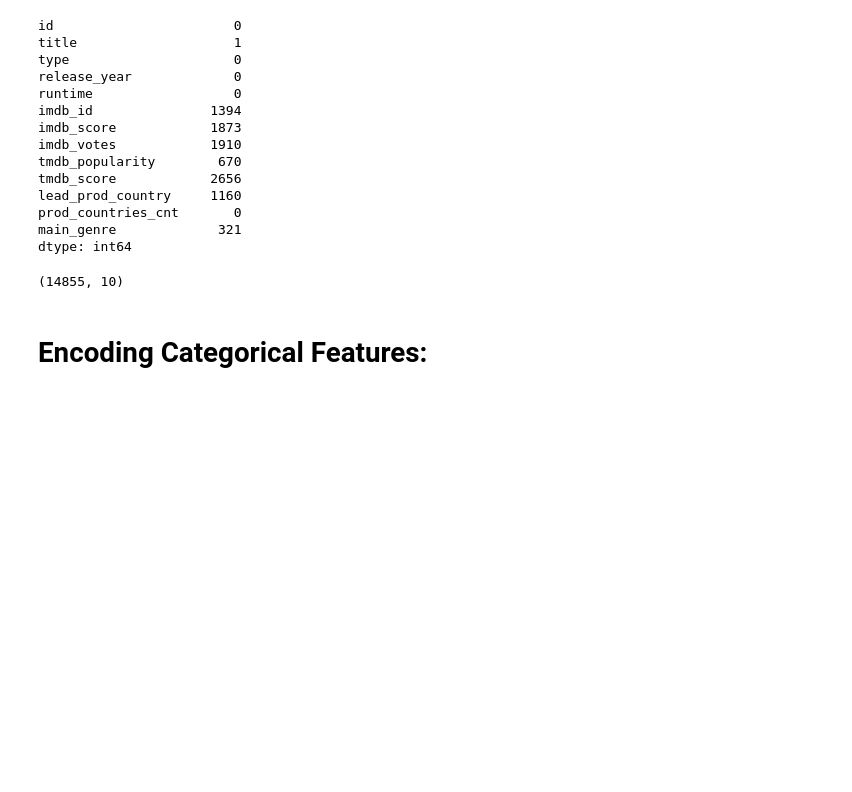
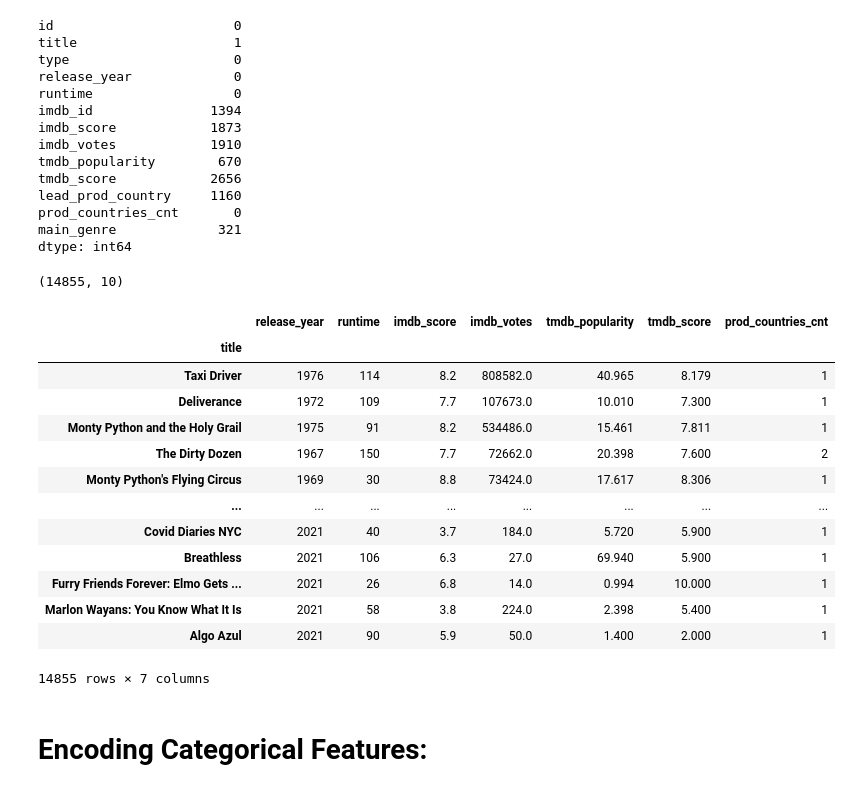
Before and after one commit to Prince1314-patel/movie-recommender, a Jupyter notebook: movie-recommender.ipynb, the cells around one changed output. Cells and saved outputs as stored; diff of their text form; code cells hidden in the pictures; blank space fills up the shorter version.

```diff
--- a/movie-recommender.ipynb
+++ b/movie-recommender.ipynb
@@ -196,6 +197,24 @@ df_movies.drop(['id', 'imdb_id'], axis=1, inplace=True)
 df_movies.shape
 # %% [output]
 (14855, 10)
+# %%
+numerical_features = df_movies.select_dtypes(include=['int64','float64'])
+numerical_features
+# %% [output]
+|  | release_year | runtime | imdb_score | imdb_votes | tmdb_popularity | tmdb_score | prod_countries_cnt |
+| title |  |  |  |  |  |  |  |
+| Taxi Driver | 1976 | 114 | 8.2 | 808582.0 | 40.965 | 8.179 | 1 |
+| Deliverance | 1972 | 109 | 7.7 | 107673.0 | 10.010 | 7.300 | 1 |
+| Monty Python and the Holy Grail | 1975 | 91 | 8.2 | 534486.0 | 15.461 | 7.811 | 1 |
+| The Dirty Dozen | 1967 | 150 | 7.7 | 72662.0 | 20.398 | 7.600 | 2 |
+| Monty Python's Flying Circus | 1969 | 30 | 8.8 | 73424.0 | 17.617 | 8.306 | 1 |
+| ... | ... | ... | ... | ... | ... | ... | ... |
+| Covid Diaries NYC | 2021 | 40 | 3.7 | 184.0 | 5.720 | 5.900 | 1 |
+| Breathless | 2021 | 106 | 6.3 | 27.0 | 69.940 | 5.900 | 1 |
+| Furry Friends Forever: Elmo Gets ... | 2021 | 26 | 6.8 | 14.0 | 0.994 | 10.000 | 1 |
+| Marlon Wayans: You Know What It Is | 2021 | 58 | 3.8 | 224.0 | 2.398 | 5.400 | 1 |
+| Algo Azul | 2021 | 90 | 5.9 | 50.0 | 1.400 | 2.000 | 1 |
+14855 rows × 7 columns
 # %% [markdown]
 # Encoding Categorical Features:
 # %%
```
Also changed, not shown: parts of 4 cells of this notebook.
